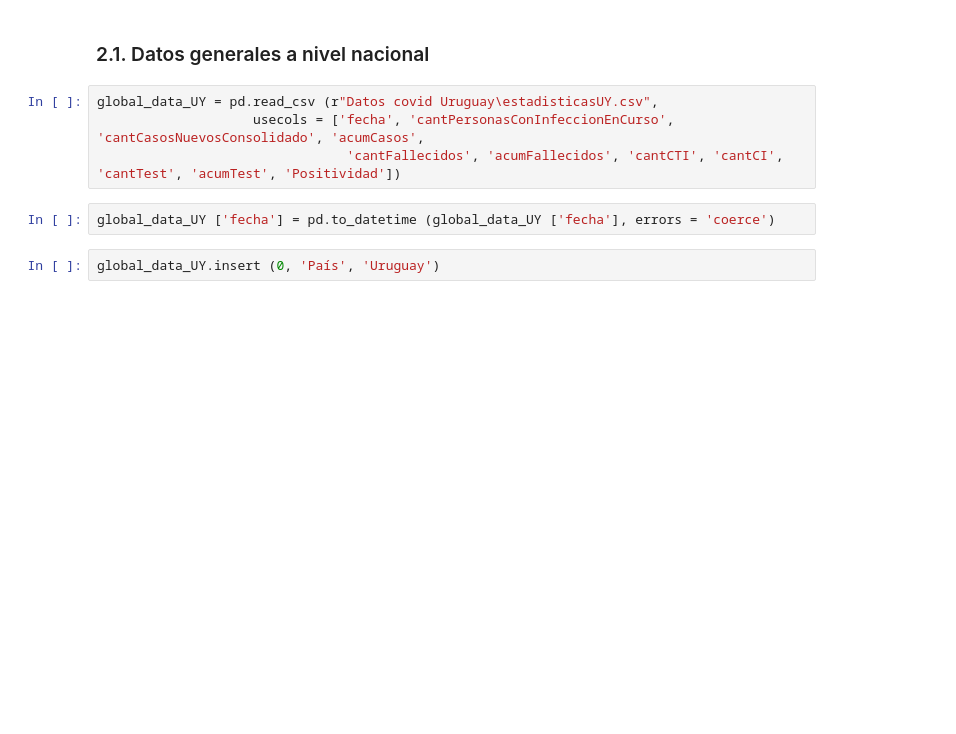
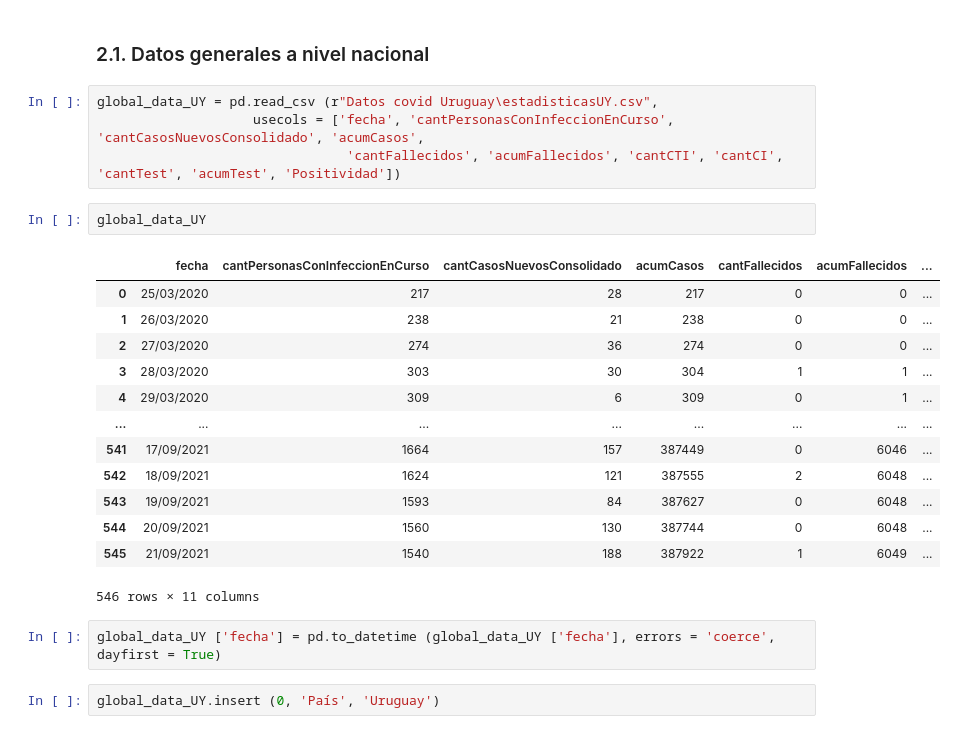
Before and after one commit to carovejar/Analisis-del-COVID-19-en-Chile-y-Uruguay, a Jupyter notebook: Análisis del coronavirus en Chile y Uruguay.ipynb, the cells around one changed output. Drawn from its saved outputs; the diff is of its cells as text; blank space fills up the shorter version.

```diff
--- a/Análisis del coronavirus en Chile y Uruguay.ipynb
+++ b/Análisis del coronavirus en Chile y Uruguay.ipynb
@@ -365,8 +365,24 @@ En este apartado se importan los datos relacionados con el coronavirus en Urugua
 global_data_UY = pd.read_csv (r"Datos covid Uruguay\estadisticasUY.csv",
                     usecols = ['fecha', 'cantPersonasConInfeccionEnCurso', 'cantCasosNuevosConsolidado', 'acumCasos',
                                 'cantFallecidos', 'acumFallecidos', 'cantCTI', 'cantCI', 'cantTest', 'acumTest', 'Positividad'])
+# %%
+global_data_UY
+# %% [output]
+|  | fecha | cantPersonasConInfeccionEnCurso | cantCasosNuevosConsolidado | acumCasos | cantFallecidos | acumFallecidos | ... |
+| 0 | 25/03/2020 | 217 | 28 | 217 | 0 | 0 | ... |
+| 1 | 26/03/2020 | 238 | 21 | 238 | 0 | 0 | ... |
+| 2 | 27/03/2020 | 274 | 36 | 274 | 0 | 0 | ... |
+| 3 | 28/03/2020 | 303 | 30 | 304 | 1 | 1 | ... |
+| 4 | 29/03/2020 | 309 | 6 | 309 | 0 | 1 | ... |
+| ... | ... | ... | ... | ... | ... | ... | ... |
+| 541 | 17/09/2021 | 1664 | 157 | 387449 | 0 | 6046 | ... |
+| 542 | 18/09/2021 | 1624 | 121 | 387555 | 2 | 6048 | ... |
+| 543 | 19/09/2021 | 1593 | 84 | 387627 | 0 | 6048 | ... |
+| 544 | 20/09/2021 | 1560 | 130 | 387744 | 0 | 6048 | ... |
+| 545 | 21/09/2021 | 1540 | 188 | 387922 | 1 | 6049 | ... |
+546 rows × 11 columns
 # %%
-global_data_UY ['fecha'] = pd.to_datetime (global_data_UY ['fecha'], errors = 'coerce')
+global_data_UY ['fecha'] = pd.to_datetime (global_data_UY ['fecha'], errors = 'coerce', dayfirst = True)
 # %%
 global_data_UY.insert (0, 'País', 'Uruguay')
 # %%
```
Also changed, not shown: parts of 46 cells of this notebook.
